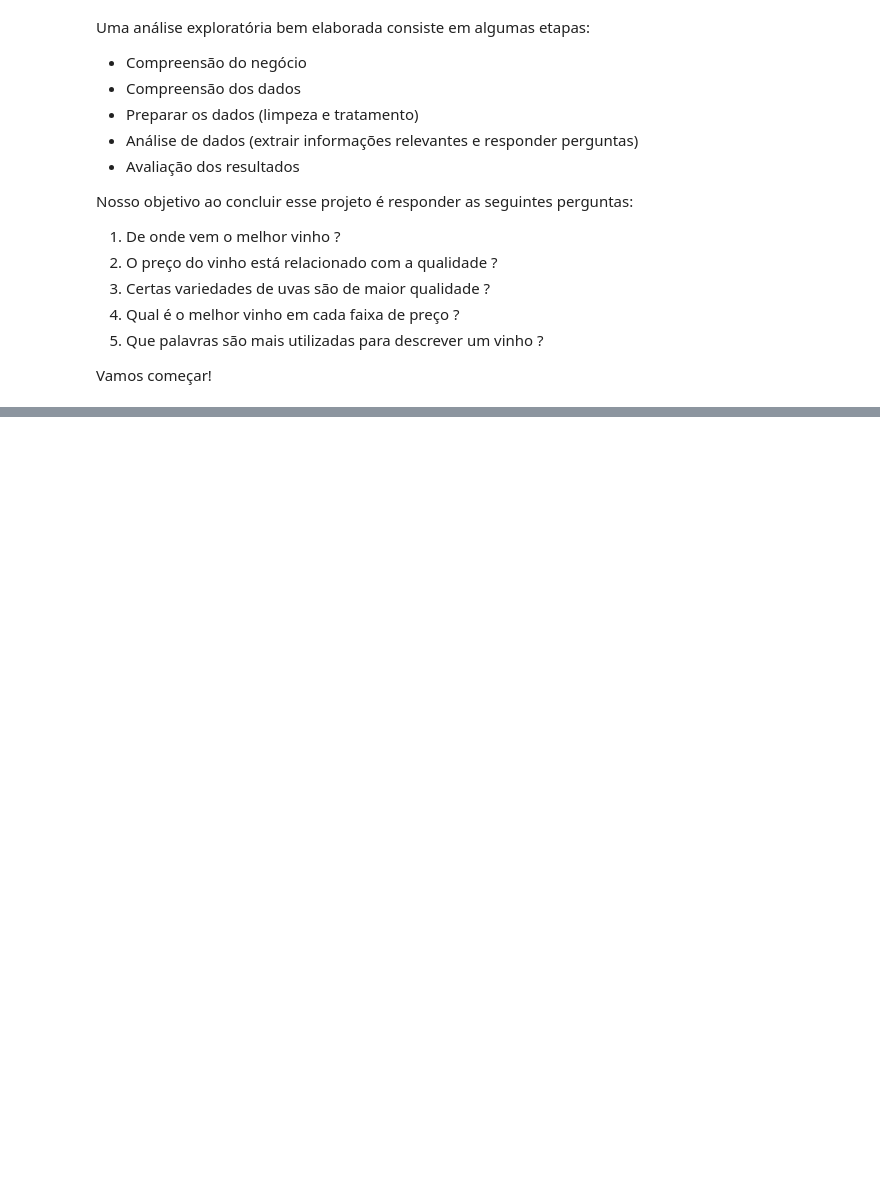
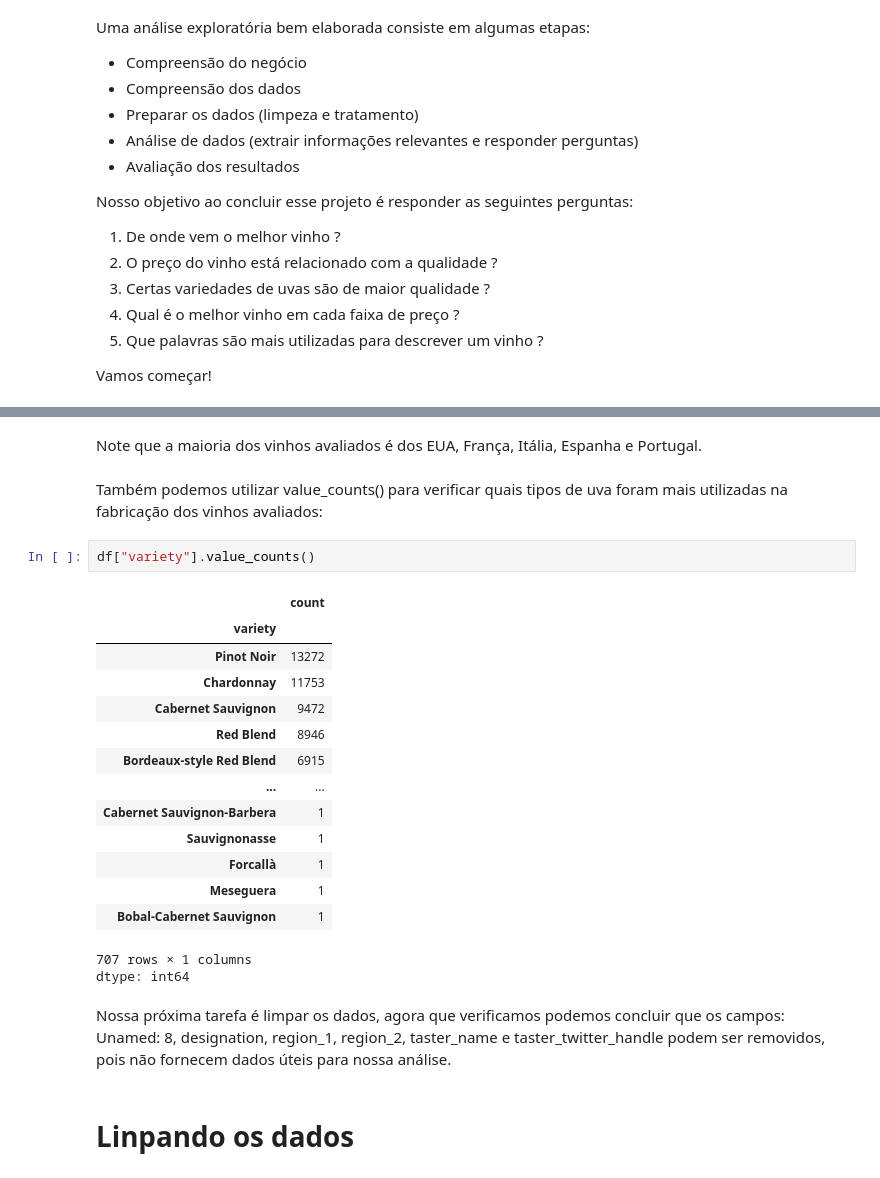
Before and after one commit to Exar2004/FATEC_MINERACAO_DADOS_2SEM2024, a Jupyter notebook: Murillo lazarini.ipynb, the cells around one changed output, grey strips where cells are left out. Cells and saved outputs as stored; diff of their text form; blank space fills up the shorter version.

```diff
--- a/Murillo lazarini.ipynb
+++ b/Murillo lazarini.ipynb
@@ -31,0 +152,26 @@ Vamos começar!
+# %% [markdown]
+Note que a maioria dos vinhos avaliados é dos EUA, França, Itália, Espanha e Portugal.
+# %% [markdown]
+Também podemos utilizar value_counts() para verificar quais tipos de uva foram mais utilizadas na fabricação dos vinhos avaliados:
+# %%
+df["variety"].value_counts()
+# %% [output]
+|  | count |
+| variety |  |
+| Pinot Noir | 13272 |
+| Chardonnay | 11753 |
+| Cabernet Sauvignon | 9472 |
+| Red Blend | 8946 |
+| Bordeaux-style Red Blend | 6915 |
+| ... | ... |
+| Cabernet Sauvignon-Barbera | 1 |
+| Sauvignonasse | 1 |
+| Forcallà | 1 |
+| Meseguera | 1 |
+| Bobal-Cabernet Sauvignon | 1 |
+707 rows × 1 columns
+dtype: int64
+# %% [markdown]
+Nossa próxima tarefa é limpar os dados, agora que verificamos podemos concluir que os campos: Unamed: 8, designation, region_1, region_2, taster_name e taster_twitter_handle podem ser removidos, pois não fornecem dados úteis para nossa análise.
+# %% [markdown]
+# Linpando os dados
```
Also changed, not shown: parts of 16 cells of this notebook.
